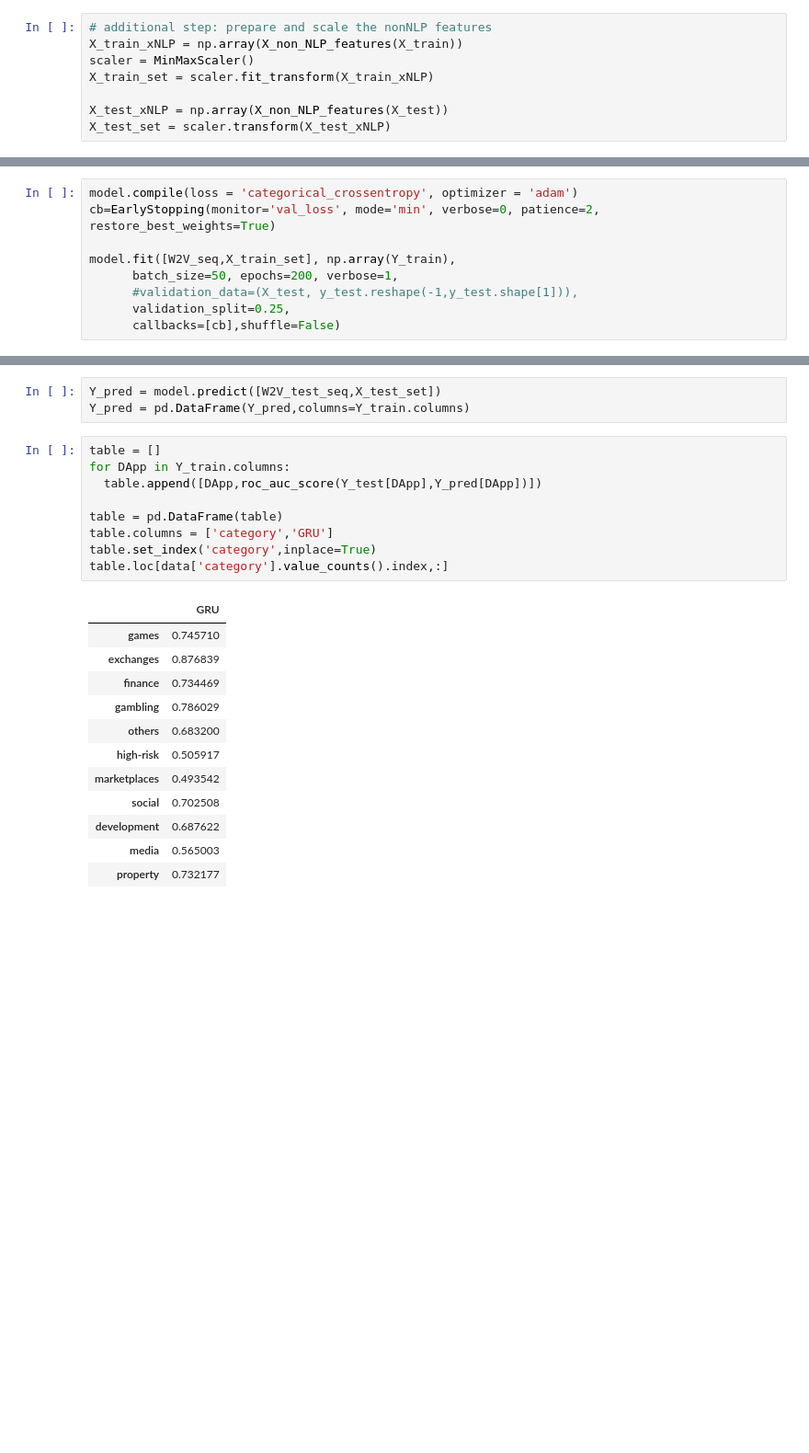
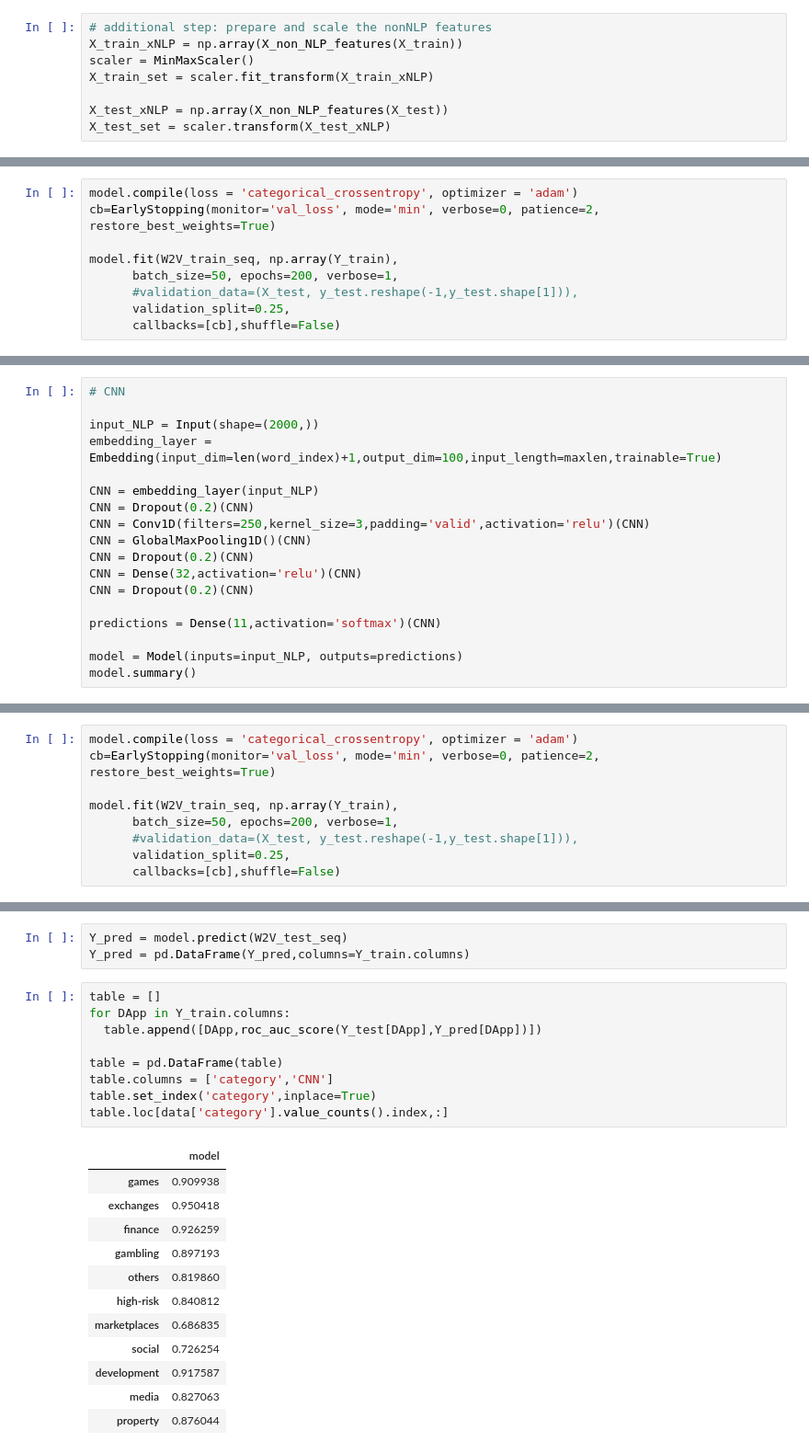
Before and after one commit to HektorLin/HU-IRTG, a Jupyter notebook: DApp_calssification.ipynb, the cells around one changed output, grey strips where cells are left out. Shown at 92% size. Cells and saved outputs as stored; diff of their text form; blank space fills up the shorter version.

Commit message:
Add CNN model
Add CNN model, results look good

```diff
--- a/DApp_calssification.ipynb
+++ b/DApp_calssification.ipynb
@@ -466,7 +475,7 @@ ________________________________________________________________________________
 model.compile(loss = 'categorical_crossentropy', optimizer = 'adam')
 cb=EarlyStopping(monitor='val_loss', mode='min', verbose=0, patience=2, restore_best_weights=True)
 
-model.fit([W2V_seq,X_train_set], np.array(Y_train),
+model.fit(W2V_train_seq, np.array(Y_train),
       batch_size=50, epochs=200, verbose=1,
       #validation_data=(X_test, y_test.reshape(-1,y_test.shape[1])),
       validation_split=0.25,
@@ -486 +499,19 @@ Epoch 5/200
 <keras.callbacks.callbacks.History at 0x...>
+# %%
+# CNN
+
+input_NLP = Input(shape=(2000,))
+embedding_layer = Embedding(input_dim=len(word_index)+1,output_dim=100,input_length=maxlen,trainable=True)
+
+CNN = embedding_layer(input_NLP)
+CNN = Dropout(0.2)(CNN)
+CNN = Conv1D(filters=250,kernel_size=3,padding='valid',activation='relu')(CNN)
+CNN = GlobalMaxPooling1D()(CNN)
+CNN = Dropout(0.2)(CNN)
+CNN = Dense(32,activation='relu')(CNN)
+CNN = Dropout(0.2)(CNN)
+
+predictions = Dense(11,activation='softmax')(CNN)
+
+model = Model(inputs=input_NLP, outputs=predictions)
+model.summary()
@@ -486,0 +536,9 @@ Epoch 5/200
+# %%
+model.compile(loss = 'categorical_crossentropy', optimizer = 'adam')
+cb=EarlyStopping(monitor='val_loss', mode='min', verbose=0, patience=2, restore_best_weights=True)
+
+model.fit(W2V_train_seq, np.array(Y_train),
+      batch_size=50, epochs=200, verbose=1,
+      #validation_data=(X_test, y_test.reshape(-1,y_test.shape[1])),
+      validation_split=0.25,
+      callbacks=[cb],shuffle=False)
@@ -487,25 +564,25 @@ Epoch 5/200
 # %%
-Y_pred = model.predict([W2V_test_seq,X_test_set])
+Y_pred = model.predict(W2V_test_seq)
 Y_pred = pd.DataFrame(Y_pred,columns=Y_train.columns)
 # %%
 table = []
 for DApp in Y_train.columns:
   table.append([DApp,roc_auc_score(Y_test[DApp],Y_pred[DApp])])
 
 table = pd.DataFrame(table)
-table.columns = ['category','GRU']
+table.columns = ['category','CNN']
 table.set_index('category',inplace=True)
 table.loc[data['category'].value_counts().index,:]
 # %% [output]
-|  | GRU |
-| games | 0.745710 |
-| exchanges | 0.876839 |
-| finance | 0.734469 |
-| gambling | 0.786029 |
-| others | 0.683200 |
-| high-risk | 0.505917 |
-| marketplaces | 0.493542 |
-| social | 0.702508 |
-| development | 0.687622 |
-| media | 0.565003 |
-| property | 0.732177 |
+|  | model |
+| games | 0.909938 |
+| exchanges | 0.950418 |
+| finance | 0.926259 |
+| gambling | 0.897193 |
+| others | 0.819860 |
+| high-risk | 0.840812 |
+| marketplaces | 0.686835 |
+| social | 0.726254 |
+| development | 0.917587 |
+| media | 0.827063 |
+| property | 0.876044 |
```
Also changed, not shown: parts of 10 cells of this notebook.
